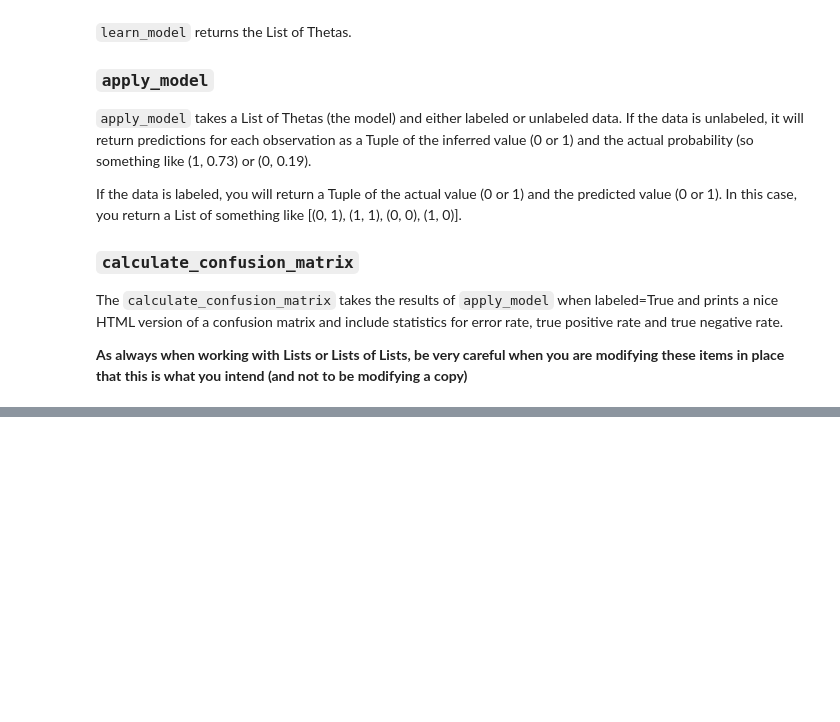
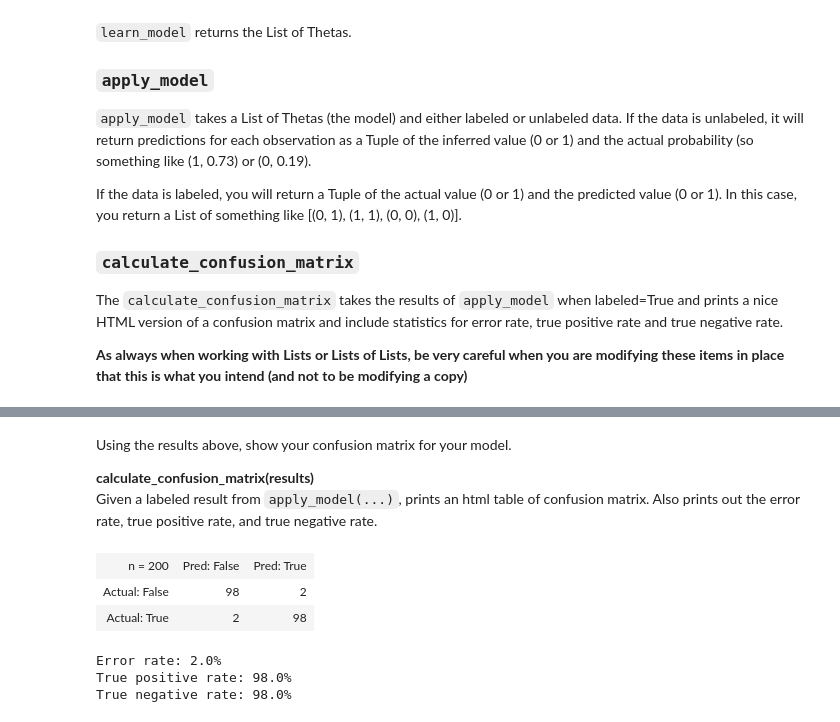
Before and after one commit to dchoi1357/JHU_Misc, a Jupyter notebook: AI/Module8/module-08-programming-summer.ipynb, the cells around one changed output, grey strips where cells are left out. Drawn from its saved outputs; the diff is of its cells as text; code cells hidden in the pictures; blank space fills up the shorter version.

```diff
--- a/AI/Module8/module-08-programming-summer.ipynb
+++ b/AI/Module8/module-08-programming-summer.ipynb
@@ -284,14 +310,12 @@ Use `learn_model` to learn a logistic regression model for classifying sensor im
 # %%
-################################################################################
 def learn_model( data, alpha, eps, verbose=False):
-    y = data[:, -1] # actual
-    x = np.hstack((np.ones([data.shape[0],1]), data[:, :-1])) # put intercept
+    x,y = makeIndepDepData(data)
     theta = np.matrix(np.random.rand(x.shape[1],1)) # initialize Theta
     lastErr = 0
     err,yhat = logisticError(x, theta, y)
 
     c = 0
-    while (abs(err-lastErr) > eps) and c<1e9:
+    while (abs(err-lastErr) > eps) and c<1e6:
         if c % 1000 == 0 and verbose:
             print('Iter #%u, error: %f'%(c,err))
         theta = updateTheta(alpha, yhat, y, x, theta, err-lastErr)
@@ -302,9 +326,10 @@ def learn_model( data, alpha, eps, verbose=False):
         c += 1
 
     print('Final iteration #%u, error: %f' % (c-1,err) )
+    print('Coefficients: %s' % str(theta.T))
     return theta
 
 
 train_data = generate_data( clean_data, 100, "hills")
-model = learn_model( train_data, 0.1, 1e-7, False)
+model = learn_model( train_data, 0.1, 1e-7, True)
 # %% [output]
@@ -326,0 +358,15 @@ def calculate_confusion_matrix( results):
+# %%
+test_data = generate_data( clean_data, 100, "hills")
+
+def apply_model( model, test_data, labeled=False):
+    x,y = makeIndepDepData(test_data)
+    yhat = logistic(x, model).T.tolist()[0]
+    pred = [1 if n > 0.5 else 0 for n in yhat]
+    if labeled:
+        return zip([int(round(n)) for n in y.T.tolist()[0]], pred)
+    else:
+        return zip(pred, yhat)
+
+results = apply_model( model, test_data, True)
+for n in range(10):
+    print results[n]
@@ -326,0 +384,32 @@ def calculate_confusion_matrix( results):
+# %% [markdown]
+Using the results above, show your confusion matrix for your model.
+
+**calculate_confusion_matrix(results)**
+Given a labeled result from `apply_model(...)`, prints an html table of confusion matrix. Also prints out the error rate, true positive rate, and true negative rate.
+# %%
+def calculate_confusion_matrix( results):
+    h = [[0,0], [0,0]]
+    for act,pred in results:
+        h[act][pred] += 1
+    t = [['n = %u'%len(results), 'Pred: False', 'Pred: True'],
+         ['Actual: False'] + h[0], ['Actual: True'] + h[1]]
+    s = '<table>%s</table>'%''.join(['<tr>%s</tr>'% ''.join(
+                ['<td>%s</td>'%str(x) for x in row]) for row in t])
+    print('')
+    display(HTML(s))
+
+    errRate = (h[0][1] + h[1][0] + 0.0) / len(results) * 100
+    tpRate = h[1][1] / (h[1][0] + h[1][1] + 0.0) * 100
+    tnRate = h[0][0] / (h[0][0] + h[0][1] + 0.0) * 100
+    print('Error rate: %.1f%%' % errRate)
+    print('True positive rate: %.1f%%' % tpRate)
+    print('True negative rate: %.1f%%' % tnRate)
+
+calculate_confusion_matrix(results)
+# %% [output]
+| n = 200 | Pred: False | Pred: True |
+| Actual: False | 98 | 2 |
+| Actual: True | 2 | 98 |
+Error rate: 2.0%
+True positive rate: 98.0%
+True negative rate: 98.0%
```
Also changed, not shown: parts of 19 cells of this notebook.
